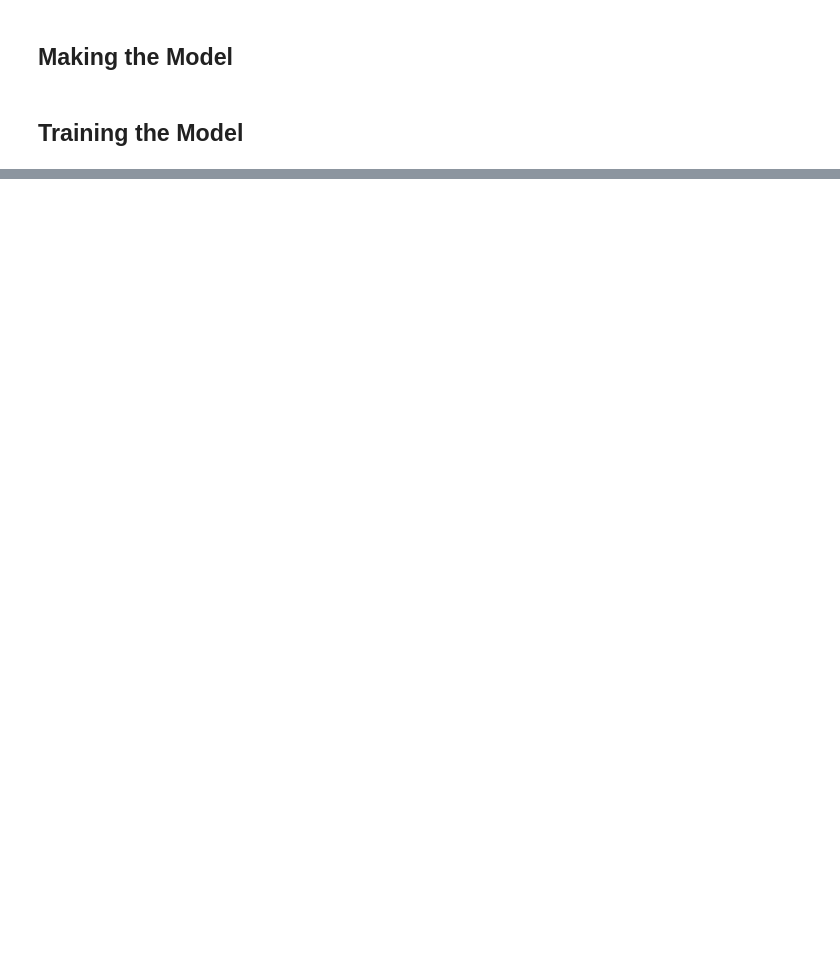
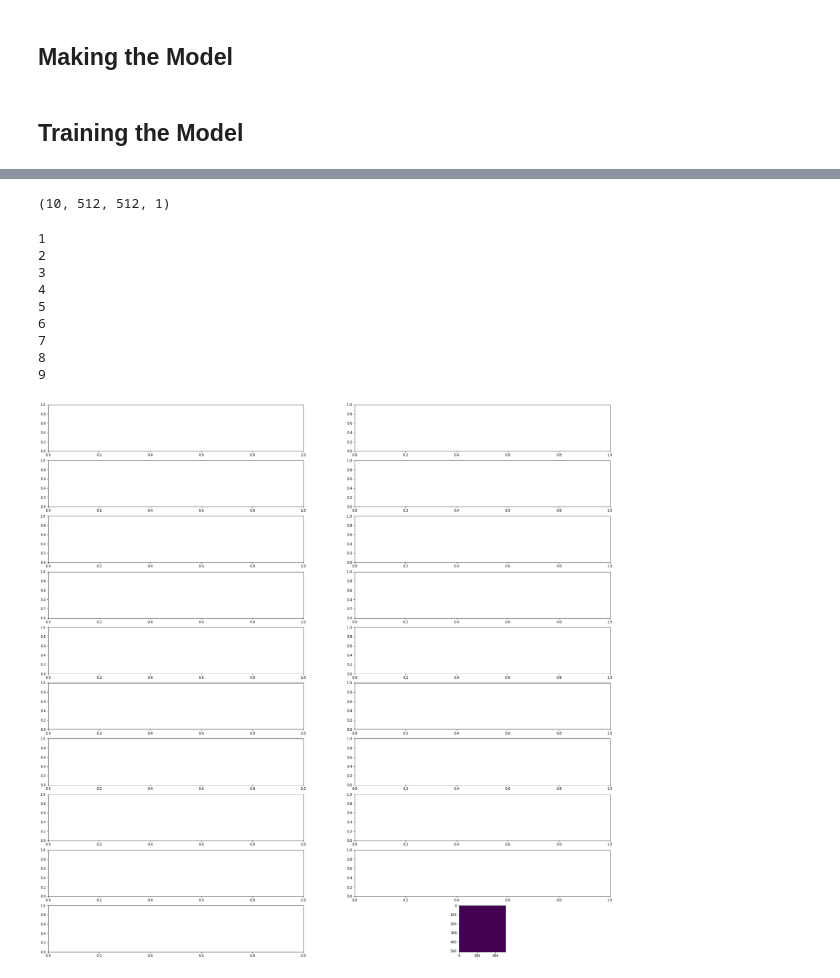
Before and after one commit to sbarton272/particleRecognition, a Jupyter notebook: classfier_builds/CNN_build.ipynb, the cells around one changed output, grey strips where cells are left out. Saved outputs shown, nothing was run; the diff lists cells and outputs as text; code cells hidden in the pictures; blank space fills up the shorter version.

```diff
--- a/classfier_builds/CNN_build.ipynb
+++ b/classfier_builds/CNN_build.ipynb
@@ -73,0 +202,2 @@ model.fit_generator(
+# %%
+model.fit(trainX,trainY,batch_size=4,epochs=3,verbose=1,shuffle=True)
@@ -73,0 +216,2 @@ model.fit_generator(
+# %%
+predicted_masks = model.predict(testX[:10],batch_size=1,verbose=1)
@@ -73,0 +220,24 @@ model.fit_generator(
+# %%
+predicted_masks.shape
+# %% [output]
+(10, 512, 512, 1)
+# %%
+fig, axs = plt.subplots(10,2, figsize=(30, 30))
+axs = axs.ravel()
+for i in range(1,10):
+    print(i)
+    if i%2 != 0:
+        axs[i-1] = plt.imshow(predicted_masks[i-1,:,:,:].reshape([512,512]))
+    else:
+        axs[i-1] = plt.imshow(testY[i-1,:,:,:].reshape([512,512]))
+# %% [output]
+1
+2
+3
+4
+5
+6
+7
+8
+9
+[figure, added]
```
Also changed, not shown: parts of 31 cells of this notebook, 4 other files.
